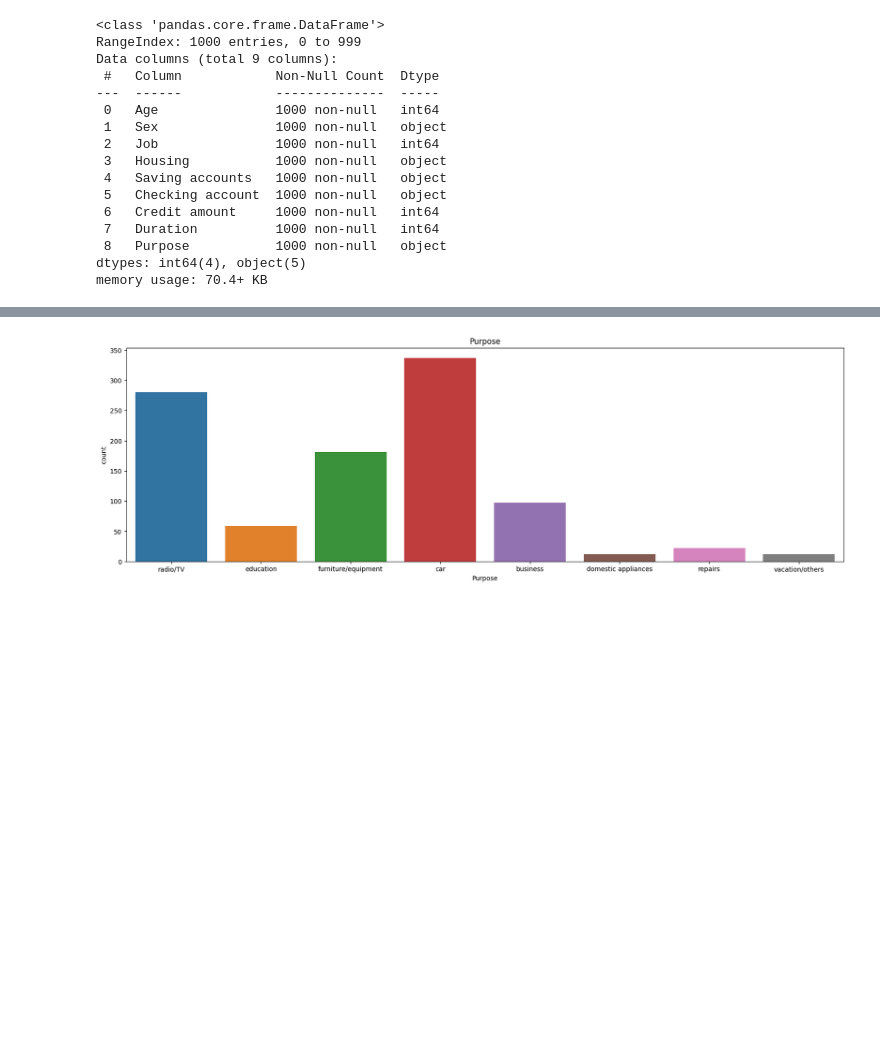
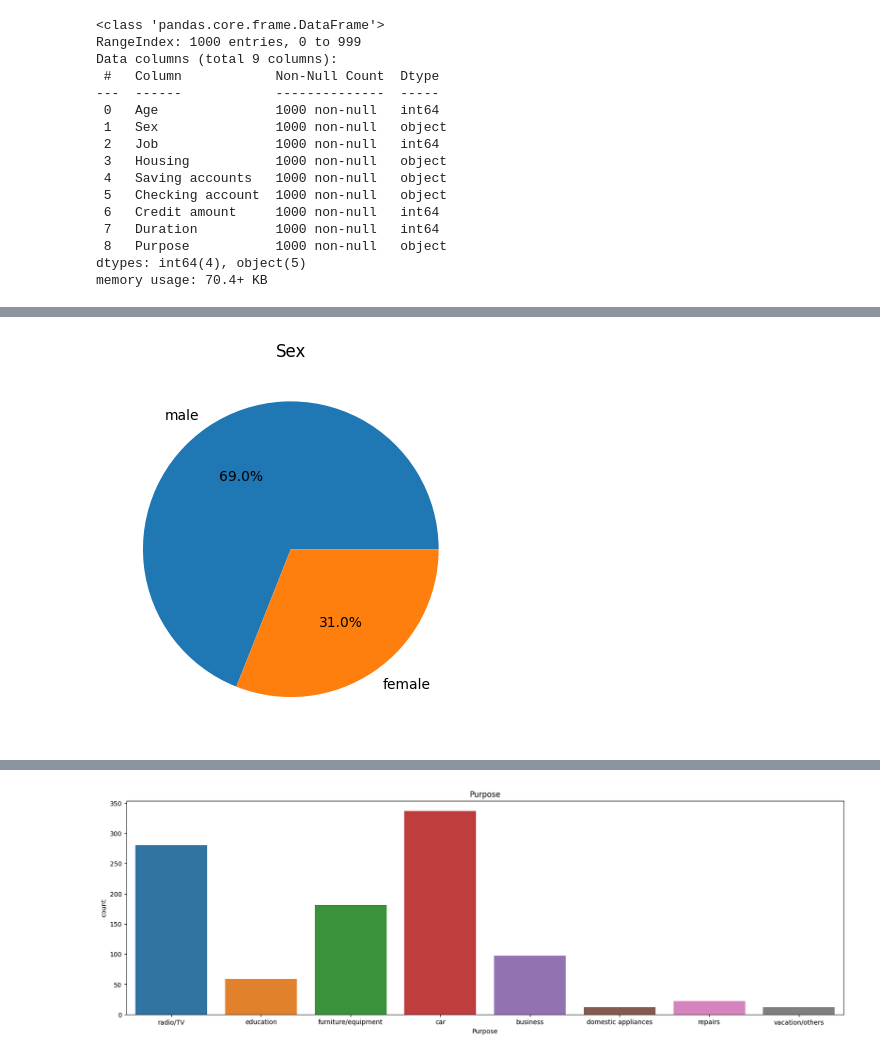
Before and after one commit to salmanfaishal27/german-credit-risk, a Jupyter notebook: script.ipynb, the cells around one changed output, grey strips where cells are left out. Saved outputs shown, nothing was run; the diff lists cells and outputs as text; code cells hidden in the pictures; blank space fills up the shorter version.

```diff
--- a/script.ipynb
+++ b/script.ipynb
@@ -39,0 +54,6 @@ memory usage: 70.4+ KB
+# %%
+plt.pie(data['Sex'].value_counts(), labels= data['Sex'].value_counts().index, autopct = '%1.1f%%')
+plt.title('Sex')
+plt.show()
+# %% [output]
+[figure, added]
```
Also changed, not shown: parts of 39 cells of this notebook.
